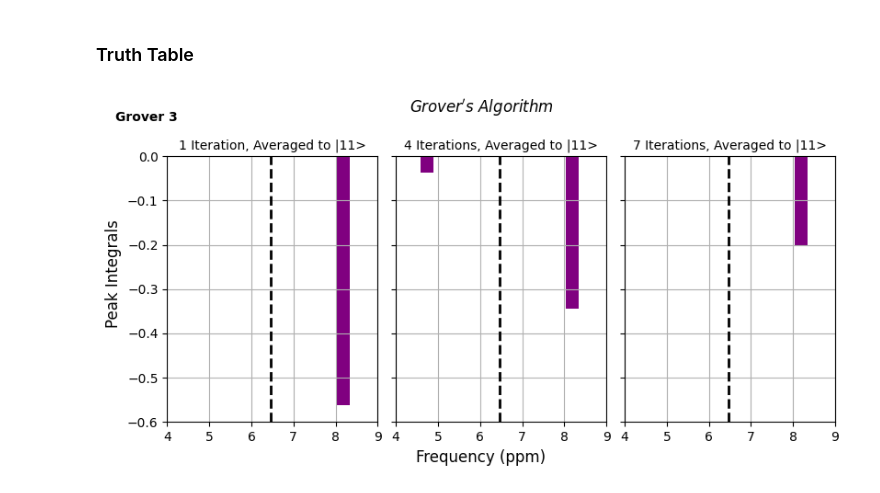
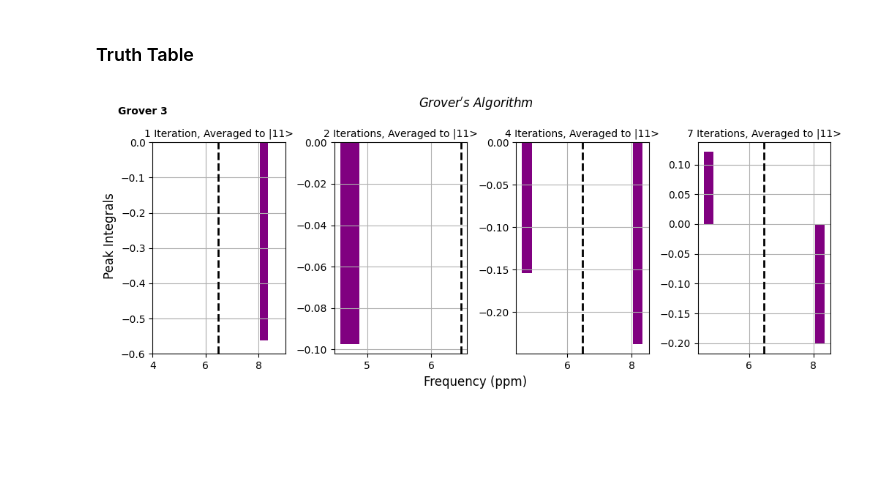
Before and after one commit to shashankd95/ApproximateToffoli, a Jupyter notebook: NMR_Algorithms.ipynb, the cells around one changed output. Drawn from its saved outputs; the diff is of its cells as text; code cells hidden in the pictures; blank space fills up the shorter version.

```diff
--- a/NMR_Algorithms.ipynb
+++ b/NMR_Algorithms.ipynb
@@ -1127,24 +1307,27 @@ plt.show()
 # %% [markdown]
 ### Truth Table
 # %%
-fig1, ax1 = plt.subplots(1, 3, sharex = 'all', sharey = 'all', figsize = (8,4))
+fig1, ax1 = plt.subplots(1, 4, sharex = 'col', sharey = 'col', figsize = (10,4))
 fig1.suptitle('Grover$\'$s Algorithm', fontsize=12, style = 'italic')
 ax1[0].set_xlim(4, 9)
 ax1[0].set_ylim(-0.6, 0)
 ax1[0].bar(loc_P0_G3_1, (int_P0_G3_1 + int_P1_G3_1 + int_P2_G3_1)/3, color = 'purple', width = 0.3)
 ax1[0].axvline(x = 6.46, linestyle = 'dashed', linewidth = 2, color = 'black')
 ax1[0].set_title("1 Iteration, Averaged to |11>", size=10)
-ax1[1].bar(loc_P0_G3_4, (int_P0_G3_4 + int_P1_G3_4 + int_P2_G3_4)/3, color = 'purple', width = 0.3)
+ax1[1].bar(loc_P0_G3_2, (int_P0_G3_2 + int_P1_G3_2 + int_P2_G3_2)/3, color = 'purple', width = 0.3)
 ax1[1].axvline(x = 6.46, linestyle = 'dashed', linewidth = 2, color = 'black')
-ax1[1].set_title("4 Iterations, Averaged to |11>", size=10)
-ax1[2].bar(loc_P0_G3_7, (int_P0_G3_7 + int_P1_G3_7 + int_P2_G3_7)/3, color = 'purple', width = 0.3)
+ax1[1].set_title("2 Iterations, Averaged to |11>", size=10)
+ax1[2].bar(loc_P0_G3_4, (int_P0_G3_4 + int_P1_G3_4 + int_P2_G3_4)/3, color = 'purple', width = 0.3)
 ax1[2].axvline(x = 6.46, linestyle = 'dashed', linewidth = 2, color = 'black')
-ax1[2].set_title("7 Iterations, Averaged to |11>", size=10)
+ax1[2].set_title("4 Iterations, Averaged to |11>", size=10)
+ax1[3].bar(loc_P0_G3_7, (int_P0_G3_7 + int_P1_G3_7 + int_P2_G3_7)/3, color = 'purple', width = 0.3)
+ax1[3].axvline(x = 6.46, linestyle = 'dashed', linewidth = 2, color = 'black')
+ax1[3].set_title("7 Iterations, Averaged to |11>", size=10)
 
 fig1.text(0.045 , 0.925,  'Grover 3', fontweight = 'bold', ha='center', va='center', fontsize = 10)
 fig1.text(0.5, 0, 'Frequency (ppm)', ha='center', va='center', fontsize = 12)
 fig1.text(0, 0.5, 'Peak Integrals', ha='center', va='center', rotation='vertical', fontsize = 12)
 fig1.tight_layout()
 plt.show()
 # %% [output]
-[figure, old version]
+[figure, new version]
```
Also changed, not shown: parts of 18 cells of this notebook.
